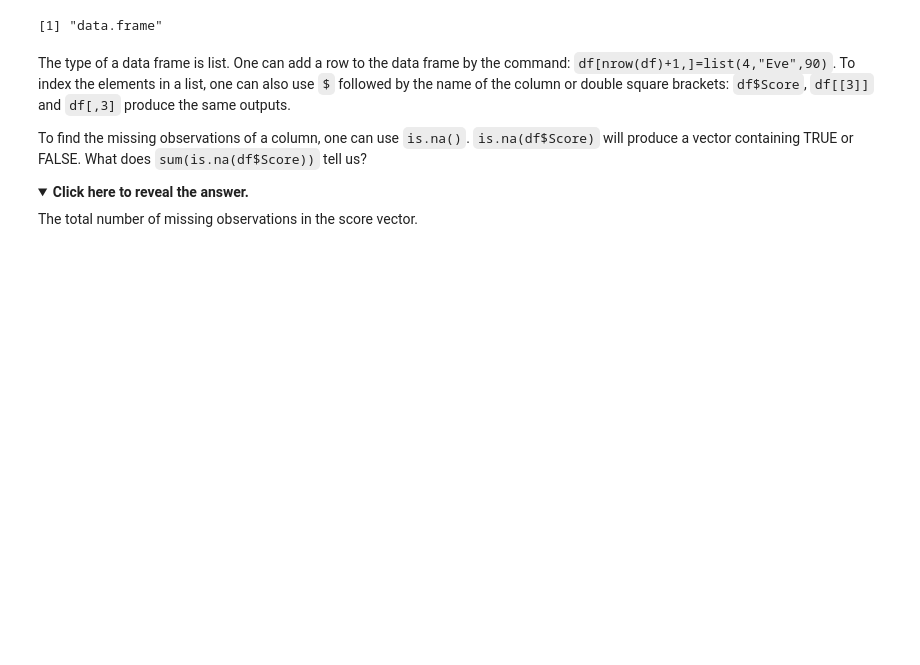
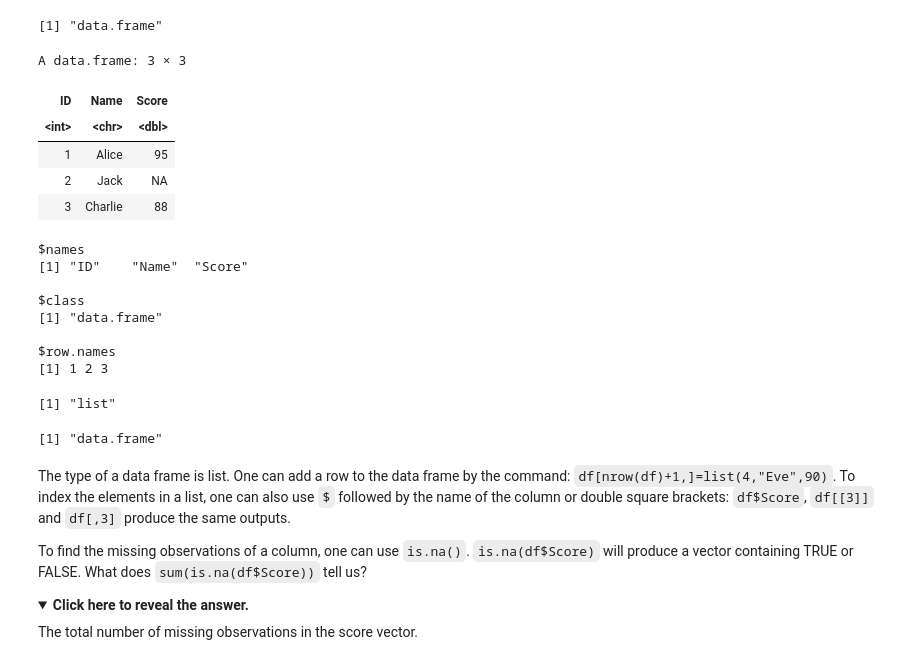
Before and after one commit to OshMartin/Econometrics-MSc, a Jupyter notebook: Copy_of_R_introduction_ver1.ipynb, the cells around one changed output. Saved outputs shown, nothing was run; the diff lists cells and outputs as text; code cells hidden in the pictures; folded sections open; blank space fills up the shorter version.

```diff
--- a/Copy_of_R_introduction_ver1.ipynb
+++ b/Copy_of_R_introduction_ver1.ipynb
@@ -247,6 +300,33 @@ $row.names
 [1] 1 2 3
 [1] "list"
 [1] "data.frame"
+# %%
+df <- data.frame(
+  ID = 1:3,
+  Name = c("Alice", "Jack", "Charlie"),
+  Score = c(95, NA, 88)
+)
+df
+attributes(df)
+typeof(df)
+class(df)
+# %% [output]
+A data.frame: 3 × 3
+| ID | Name | Score |
+| <int> | <chr> | <dbl> |
+| 1 | Alice | 95 |
+| 2 | Jack | NA |
+| 3 | Charlie | 88 |
+$names
+[1] "ID"    "Name"  "Score"
+
+$class
+[1] "data.frame"
+
+$row.names
+[1] 1 2 3
+[1] "list"
+[1] "data.frame"
 # %% [markdown]
 The type of a data frame is list. One can add a row to the data frame by the command: `df[nrow(df)+1,]=list(4,"Eve",90)`. To index the elements in a list, one can also use `$` followed by the name of the column or double square brackets: `df$Score`, `df[[3]]` and `df[,3]` produce the same outputs.
 
```
Also changed, not shown: parts of 8 cells of this notebook.
